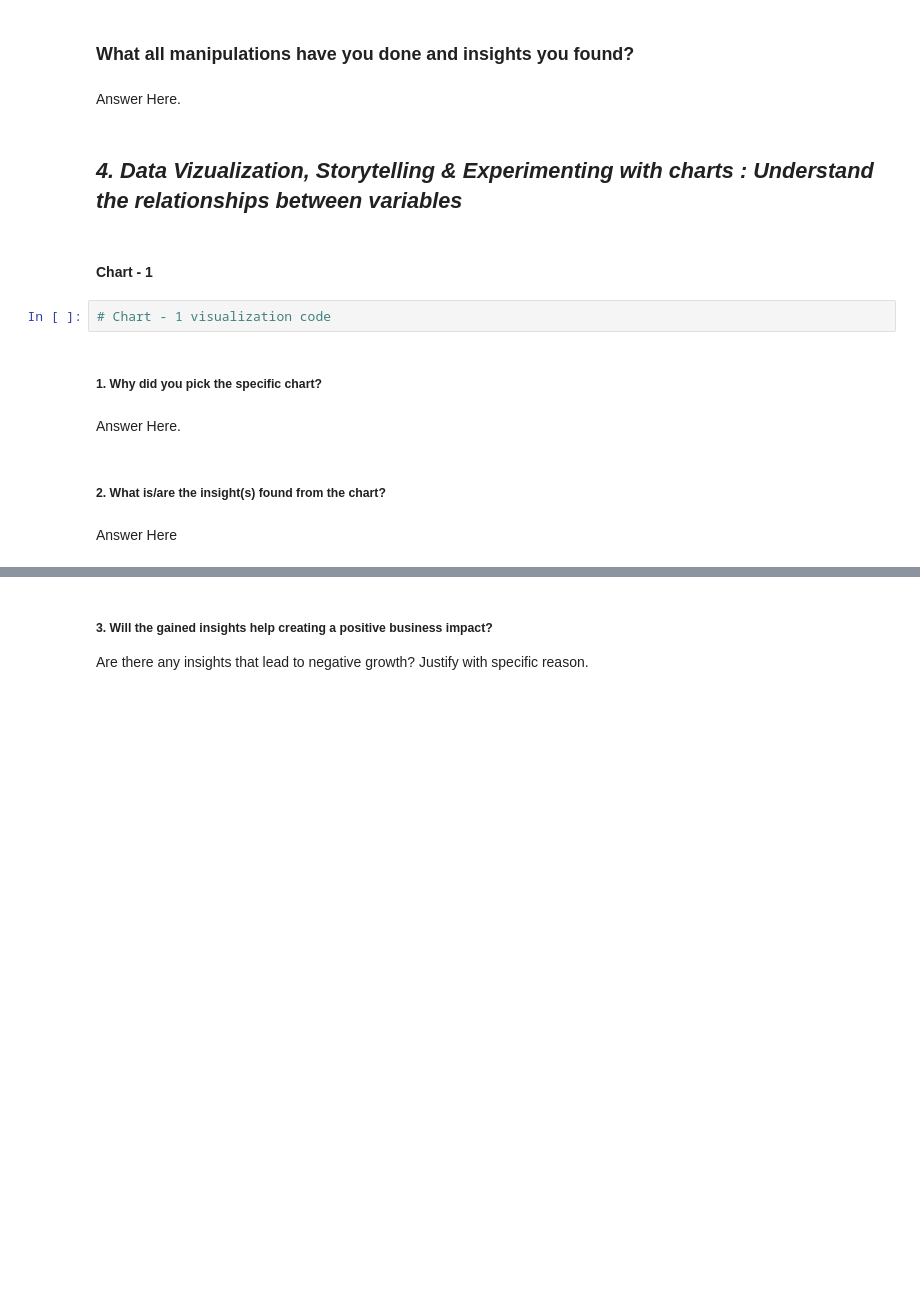
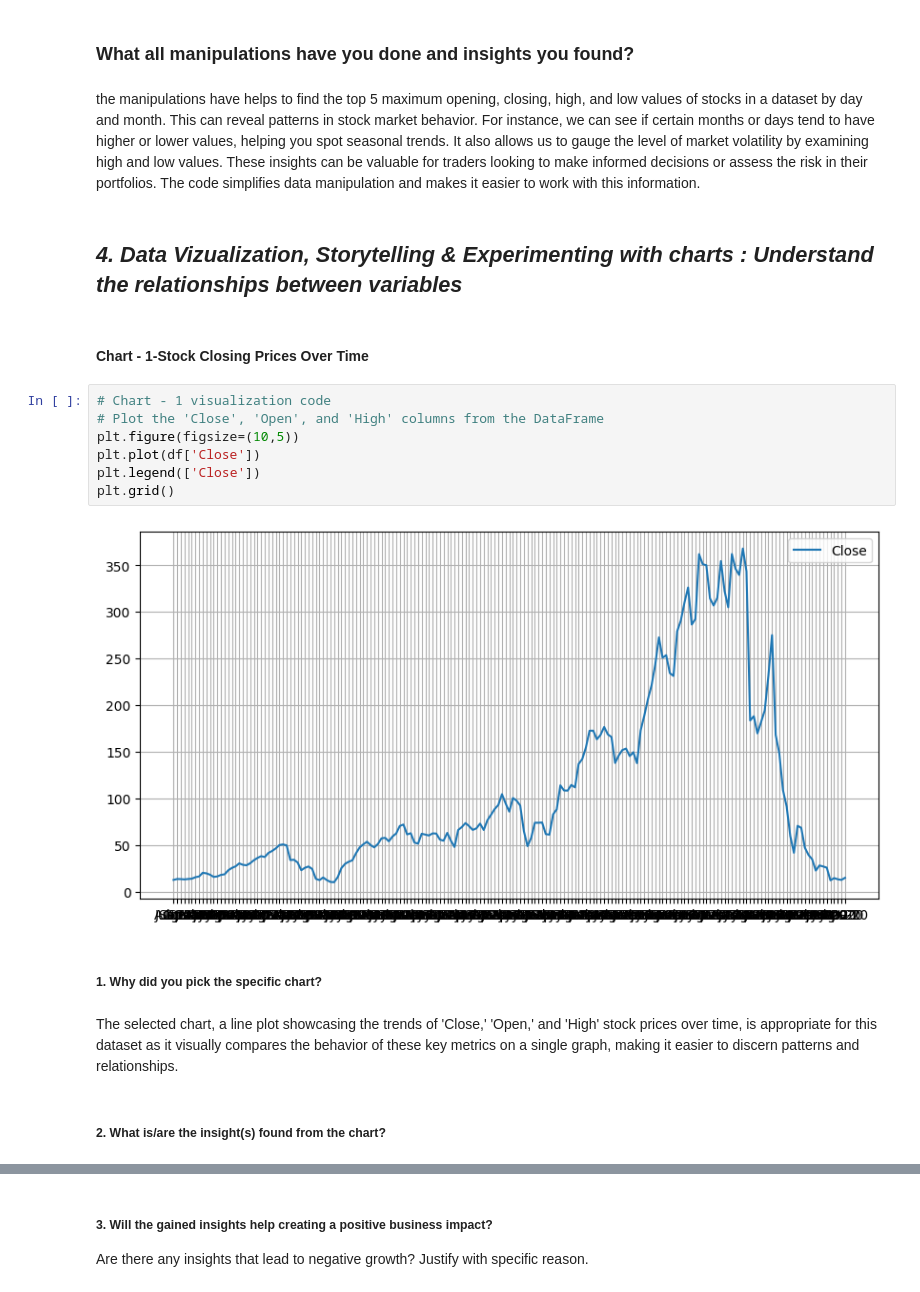
Before and after one commit to Rohankukwas/Yes-Bank-Stock-Closing-Price-Prediction, a Jupyter notebook: ML_Yes_Bank_Stock_Closing_Price_Prediction_ML_Submission.ipynb, the cells around one changed output, grey strips where cells are left out. Drawn from its saved outputs; the diff is of its cells as text; blank space fills up the shorter version.

```diff
--- a/ML_Yes_Bank_Stock_Closing_Price_Prediction_ML_Submission.ipynb
+++ b/ML_Yes_Bank_Stock_Closing_Price_Prediction_ML_Submission.ipynb
@@ -303,19 +305,24 @@ df.head()
 | Nov-05 | 13.35 | 13.88 | 12.88 | 13.41 |
 # %% [markdown]
 ### What all manipulations have you done and insights you found?
-# %% [markdown]
-Answer Here.
+# %% [markdown]
+the manipulations have  helps to  find the top 5 maximum opening, closing, high, and low values of stocks in a dataset by day and month. This can reveal patterns in stock market behavior. For instance, we can see if certain months or days tend to have higher or lower values, helping you spot seasonal trends. It also allows us to gauge the level of market volatility by examining high and low values. These insights can be valuable for traders looking to make informed decisions or assess the risk in their portfolios. The code simplifies data manipulation and makes it easier to work with this information.
 # %% [markdown]
 ## ***4. Data Vizualization, Storytelling & Experimenting with charts : Understand the relationships between variables***
 # %% [markdown]
-#### Chart - 1
+#### Chart - 1-Stock Closing Prices Over Time
-# %%
-# Chart - 1 visualization code
+# %%
+# Chart - 1 visualization code
+# Plot the 'Close', 'Open', and 'High' columns from the DataFrame
+plt.figure(figsize=(10,5))
+plt.plot(df['Close'])
+plt.legend(['Close'])
+plt.grid()
+# %% [output]
+[figure, added]
 # %% [markdown]
 ##### 1. Why did you pick the specific chart?
-# %% [markdown]
-Answer Here.
+# %% [markdown]
+The selected chart, a line plot showcasing the trends of 'Close,' 'Open,' and 'High' stock prices over time, is appropriate for this dataset as it visually compares the behavior of these key metrics on a single graph, making it easier to discern patterns and relationships.
 # %% [markdown]
 ##### 2. What is/are the insight(s) found from the chart?
-# %% [markdown]
-Answer Here
```
Also changed, not shown: parts of 60 cells of this notebook.
